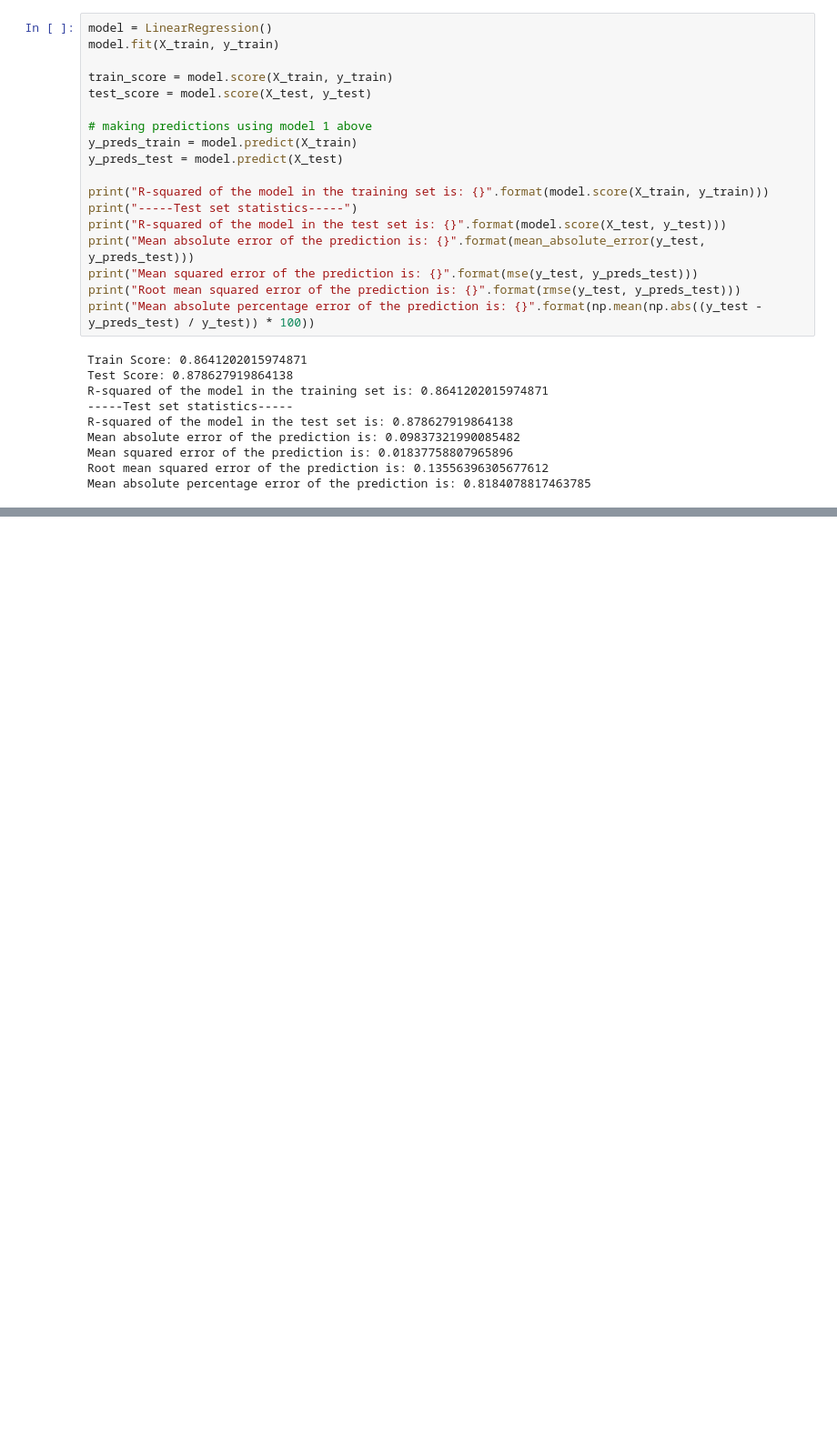
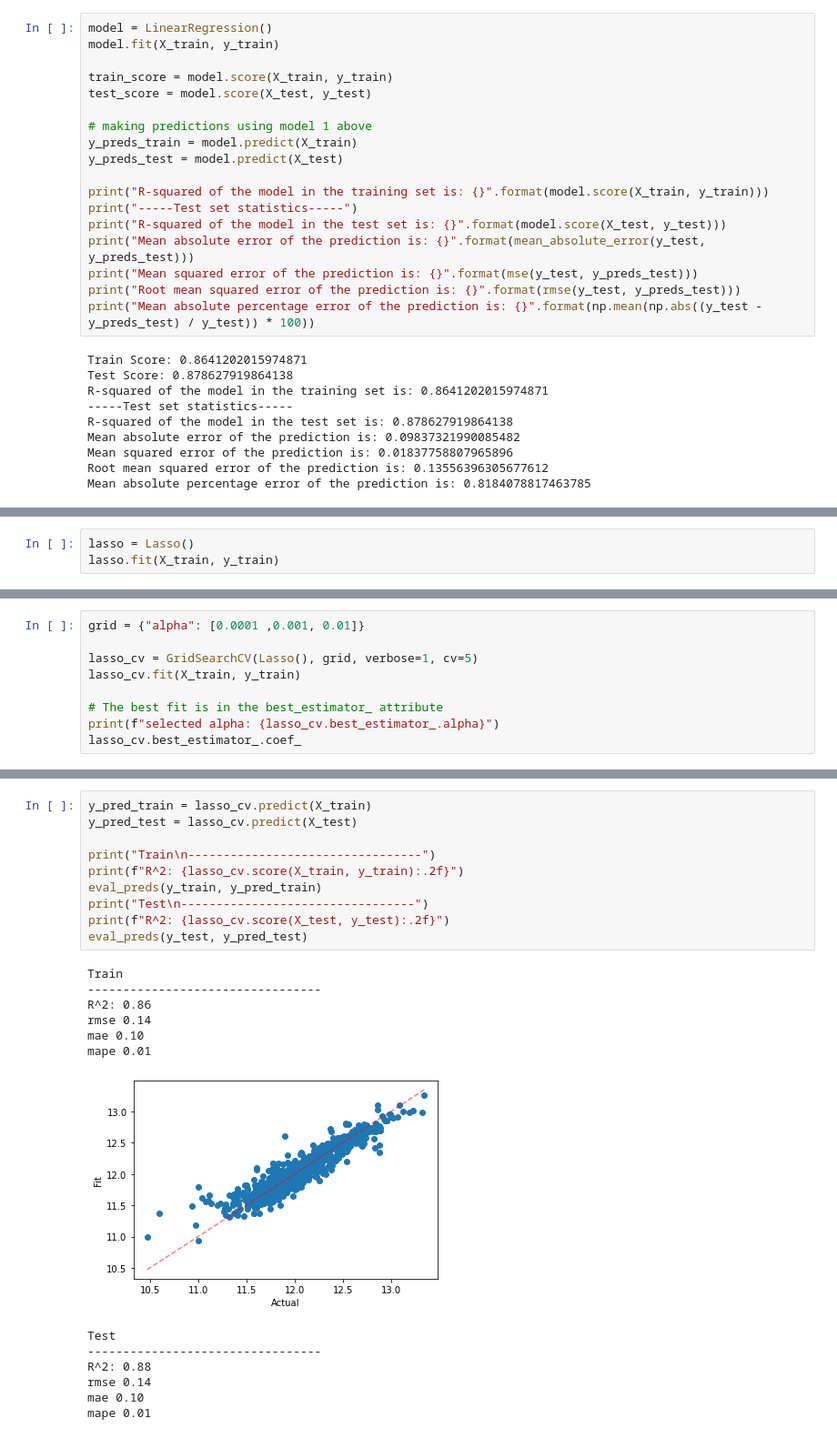
Before and after one commit to mgalaviz1/my_work, a Jupyter notebook: week6_linear_regression/Assignment_Predicting_house_prices.ipynb, the cells around one changed output, grey strips where cells are left out. Shown at 91% size. Cells and saved outputs as stored; diff of their text form; blank space fills up the shorter version.

```diff
--- a/week6_linear_regression/Assignment_Predicting_house_prices.ipynb
+++ b/week6_linear_regression/Assignment_Predicting_house_prices.ipynb
@@ -1069,0 +1079,3 @@ Using Elastic Net regularization with a limited number of hyperparameters, retur
+# %%
+lasso = Lasso()
+lasso.fit(X_train, y_train)
@@ -1069,0 +1084,9 @@ Using Elastic Net regularization with a limited number of hyperparameters, retur
+# %%
+grid = {"alpha": [0.0001 ,0.001, 0.01]}
+
+lasso_cv = GridSearchCV(Lasso(), grid, verbose=1, cv=5)
+lasso_cv.fit(X_train, y_train)
+
+# The best fit is in the best_estimator_ attribute
+print(f"selected alpha: {lasso_cv.best_estimator_.alpha}")
+lasso_cv.best_estimator_.coef_
@@ -1069,0 +1102,24 @@ Using Elastic Net regularization with a limited number of hyperparameters, retur
+# %%
+y_pred_train = lasso_cv.predict(X_train)
+y_pred_test = lasso_cv.predict(X_test)
+
+print("Train\n---------------------------------")
+print(f"R^2: {lasso_cv.score(X_train, y_train):.2f}")
+eval_preds(y_train, y_pred_train)
+print("Test\n---------------------------------")
+print(f"R^2: {lasso_cv.score(X_test, y_test):.2f}")
+eval_preds(y_test, y_pred_test)
+# %% [output]
+Train
+---------------------------------
+R^2: 0.86
+rmse 0.14
+mae 0.10
+mape 0.01
+[figure, added]
+Test
+---------------------------------
+R^2: 0.88
+rmse 0.14
+mae 0.10
+mape 0.01
```
Also changed, not shown: parts of 24 cells of this notebook, 1 other file.
